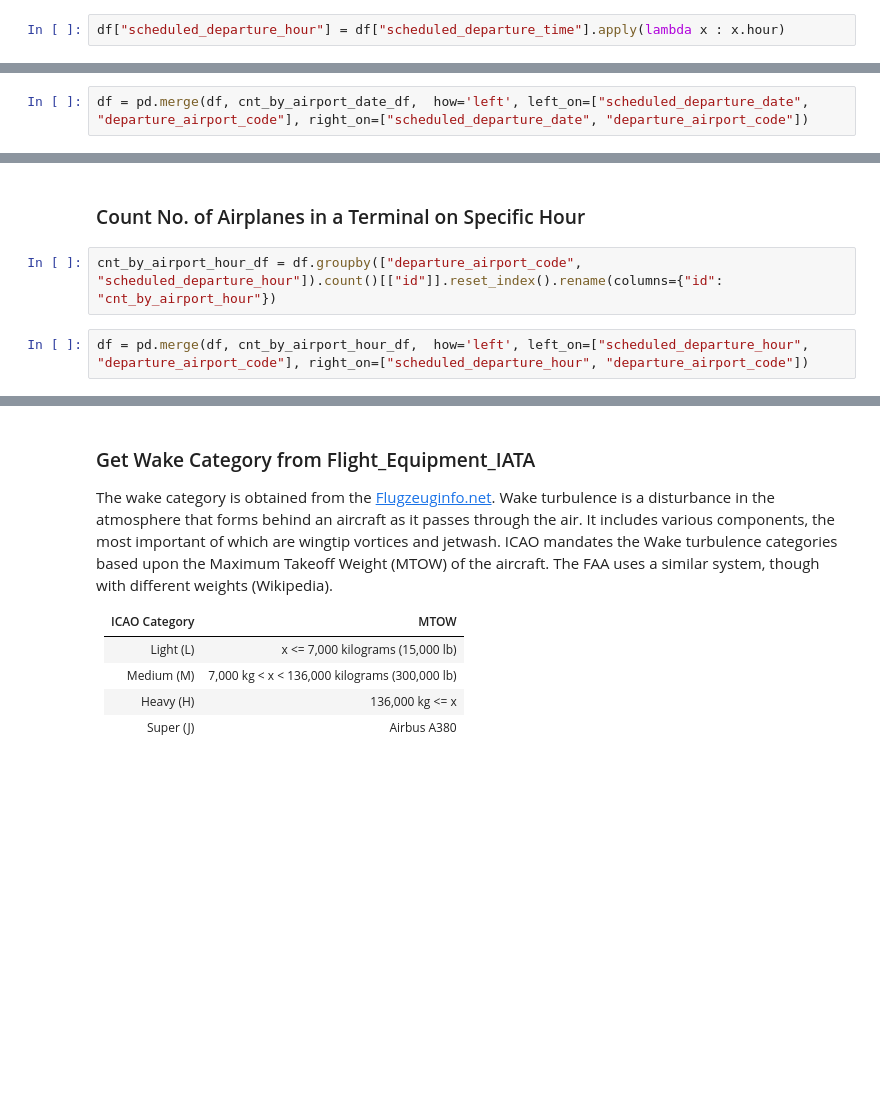
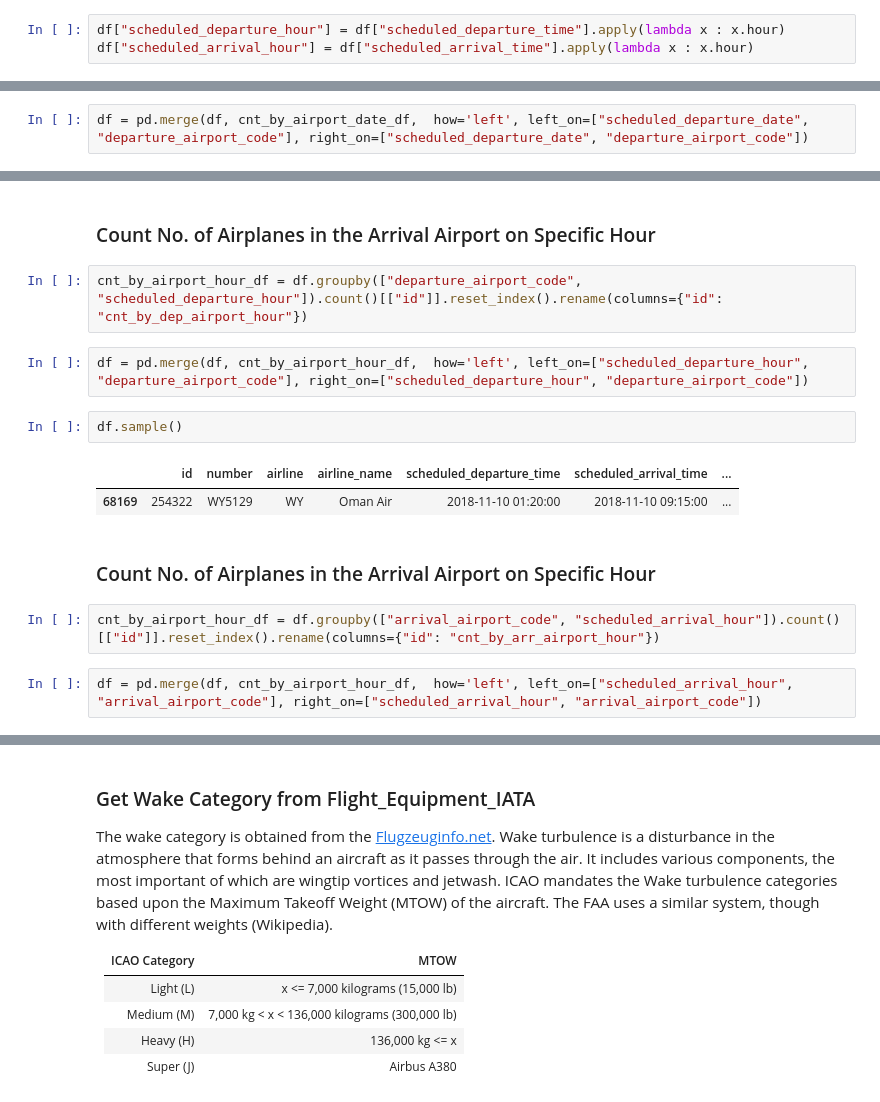
Before and after one commit to arikunco/iykra-dsa-bootcamp, a Jupyter notebook: practice_cases/Practice Case 04 - Predicting Flight Delays.ipynb, the cells around one changed output, grey strips where cells are left out. Cells and saved outputs as stored; diff of their text form; blank space fills up the shorter version.

```diff
--- a/practice_cases/Practice Case 04 - Predicting Flight Delays.ipynb
+++ b/practice_cases/Practice Case 04 - Predicting Flight Delays.ipynb
@@ -213,6 +213,7 @@ df["scheduled_departure_weekend_flag"] = df["scheduled_departure_day"].apply(lam
 ### Get the Hour
 # %%
 df["scheduled_departure_hour"] = df["scheduled_departure_time"].apply(lambda x : x.hour)
+df["scheduled_arrival_hour"] = df["scheduled_arrival_time"].apply(lambda x : x.hour)
 # %% [markdown]
 ### Get the Parts of the Day
 # %% [markdown]
@@ -311,9 +312,20 @@ df.sample()
 # %% [markdown]
-### Count No. of Airplanes in a Terminal on Specific Hour
+### Count No. of Airplanes in the Arrival Airport on Specific Hour
 # %%
-cnt_by_airport_hour_df = df.groupby(["departure_airport_code", "scheduled_departure_hour"]).count()[["id"]].reset_index().rename(columns={"id": "cnt_by_airport_hour"})
+cnt_by_airport_hour_df = df.groupby(["departure_airport_code", "scheduled_departure_hour"]).count()[["id"]].reset_index().rename(columns={"id": "cnt_by_dep_airport_hour"})
 # %%
 df = pd.merge(df, cnt_by_airport_hour_df,  how='left', left_on=["scheduled_departure_hour", "departure_airport_code"], right_on=["scheduled_departure_hour", "departure_airport_code"])
+# %%
+df.sample()
+# %% [output]
+|  | id | number | airline | airline_name | scheduled_departure_time | scheduled_arrival_time | ... |
+| 68169 | 254322 | WY5129 | WY | Oman Air | 2018-11-10 01:20:00 | 2018-11-10 09:15:00 | ... |
+# %% [markdown]
+### Count No. of Airplanes in the Arrival Airport on Specific Hour
+# %%
+cnt_by_airport_hour_df = df.groupby(["arrival_airport_code", "scheduled_arrival_hour"]).count()[["id"]].reset_index().rename(columns={"id": "cnt_by_arr_airport_hour"})
+# %%
+df = pd.merge(df, cnt_by_airport_hour_df,  how='left', left_on=["scheduled_arrival_hour", "arrival_airport_code"], right_on=["scheduled_arrival_hour", "arrival_airport_code"])
 # %%
 df.sample()
 # %% [output]
```
Also changed, not shown: parts of 24 cells of this notebook, 3 other files.
